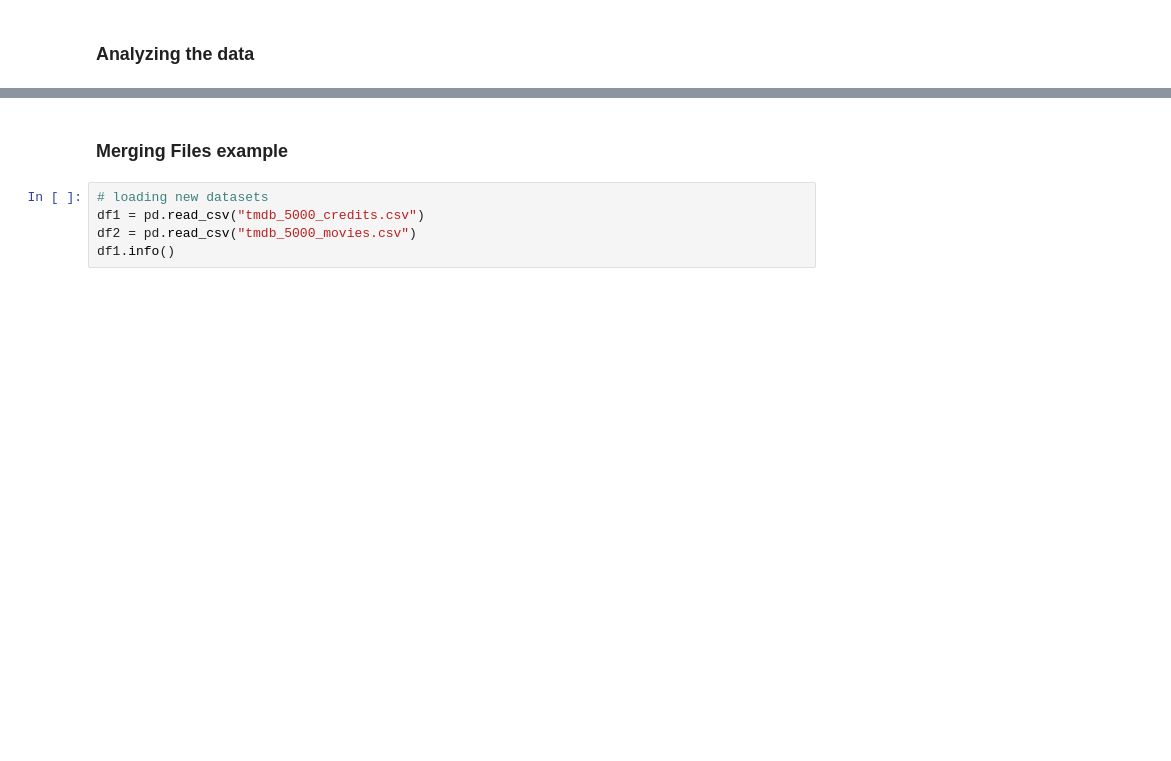
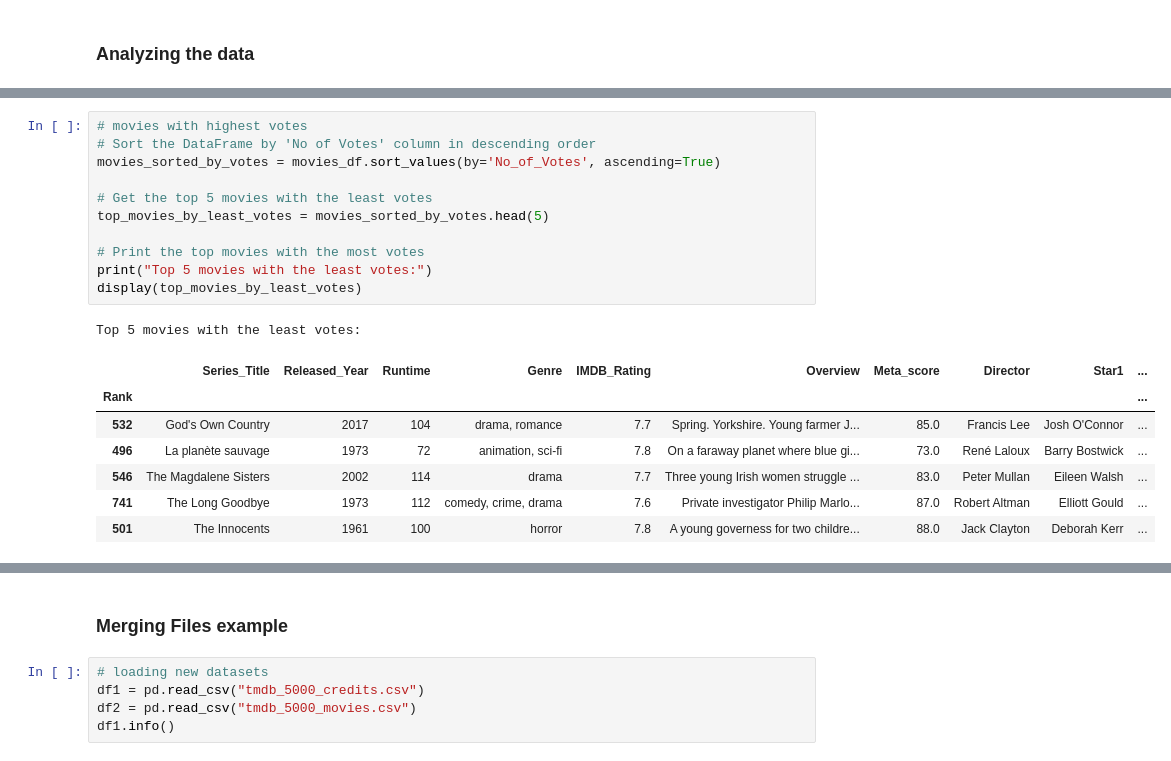
Before and after one commit to jwmathis/SSE591_Project3, a Jupyter notebook: Top Movies Data Analysis/MovieDataAnalysis.ipynb, the cells around one changed output, grey strips where cells are left out. Drawn from its saved outputs; the diff is of its cells as text; blank space fills up the shorter version.

```diff
--- a/Top Movies Data Analysis/MovieDataAnalysis.ipynb
+++ b/Top Movies Data Analysis/MovieDataAnalysis.ipynb
@@ -352,3 +393,23 @@ display(top_movies_by_votes)
+# %%
+# movies with highest votes
+# Sort the DataFrame by 'No of Votes' column in descending order
+movies_sorted_by_votes = movies_df.sort_values(by='No_of_Votes', ascending=True)
+
+# Get the top 5 movies with the least votes
+top_movies_by_least_votes = movies_sorted_by_votes.head(5)
+
+# Print the top movies with the most votes
+print("Top 5 movies with the least votes:")
+display(top_movies_by_least_votes)
+# %% [output]
+Top 5 movies with the least votes:
+|  | Series_Title | Released_Year | Runtime | Genre | IMDB_Rating | Overview | Meta_score | Director | Star1 | ... |
+| Rank |  |  |  |  |  |  |  |  |  | ... |
+| 532 | God's Own Country | 2017 | 104 | drama, romance | 7.7 | Spring. Yorkshire. Young farmer J... | 85.0 | Francis Lee | Josh O'Connor | ... |
+| 496 | La planète sauvage | 1973 | 72 | animation, sci-fi | 7.8 | On a faraway planet where blue gi... | 73.0 | René Laloux | Barry Bostwick | ... |
+| 546 | The Magdalene Sisters | 2002 | 114 | drama | 7.7 | Three young Irish women struggle ... | 83.0 | Peter Mullan | Eileen Walsh | ... |
+| 741 | The Long Goodbye | 1973 | 112 | comedy, crime, drama | 7.6 | Private investigator Philip Marlo... | 87.0 | Robert Altman | Elliott Gould | ... |
+| 501 | The Innocents | 1961 | 100 | horror | 7.8 | A young governess for two childre... | 88.0 | Jack Clayton | Deborah Kerr | ... |
 # %%
 #which movies have the longest runtime
 # Find the movie with the longest runtime
```
Also changed, not shown: parts of 16 cells of this notebook, 2 other files.
